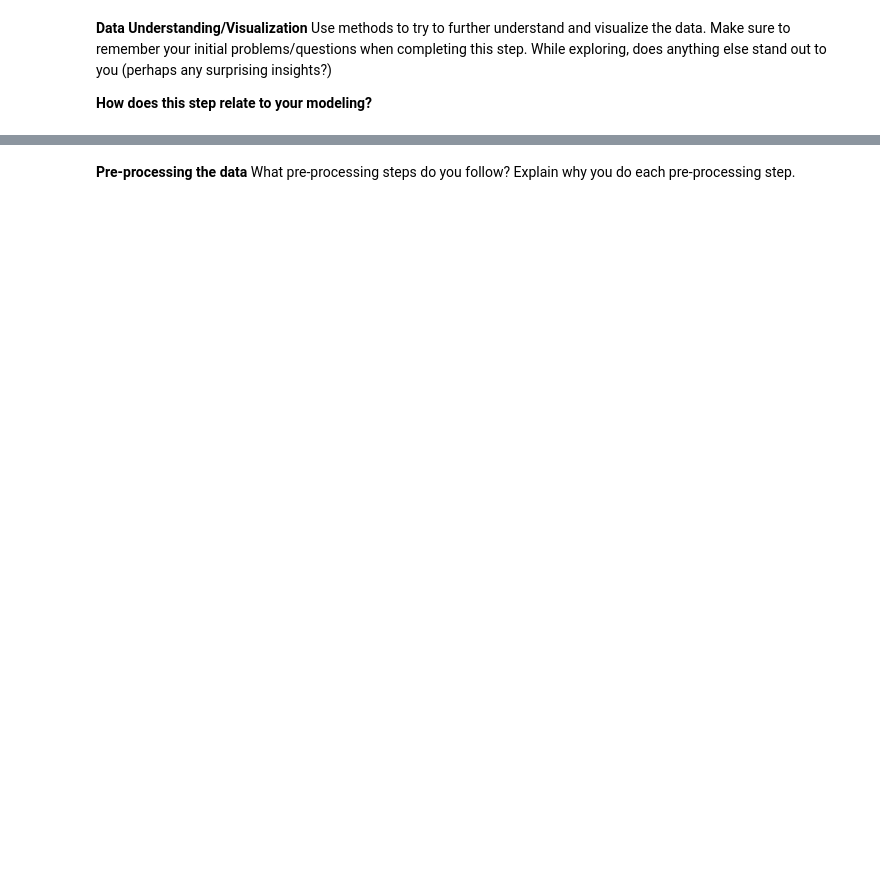
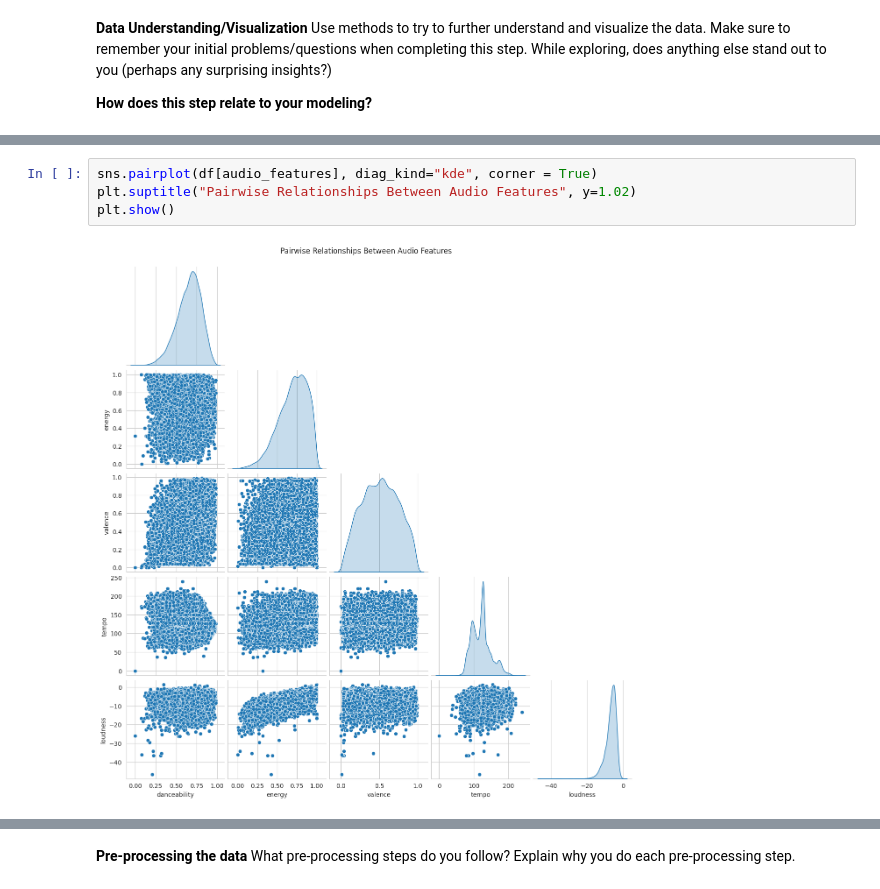
Before and after one commit to ryakkalauncc/3162project4, a Jupyter notebook: ITCS3162Project4Clustering.ipynb, the cells around one changed output, grey strips where cells are left out. Cells and saved outputs as stored; diff of their text form; blank space fills up the shorter version.

```diff
--- a/ITCS3162Project4Clustering.ipynb
+++ b/ITCS3162Project4Clustering.ipynb
@@ -28,0 +74,6 @@ While exploring, does anything else stand out to you (perhaps any surprising ins
+# %%
+sns.pairplot(df[audio_features], diag_kind="kde", corner = True)
+plt.suptitle("Pairwise Relationships Between Audio Features", y=1.02)
+plt.show()
+# %% [output]
+[figure, added]
```
Also changed, not shown: parts of 25 cells of this notebook.
